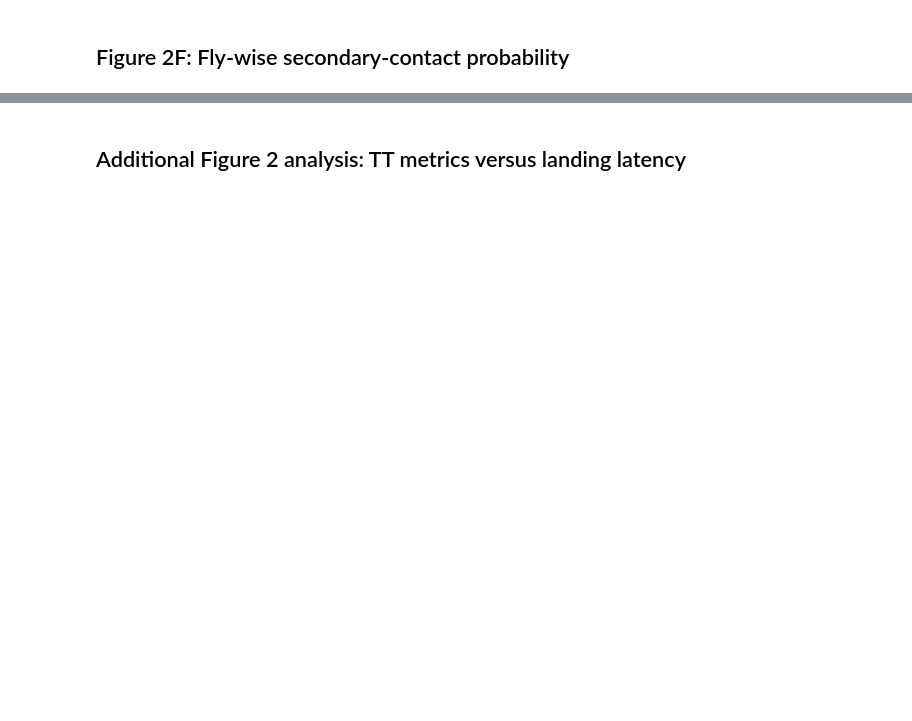
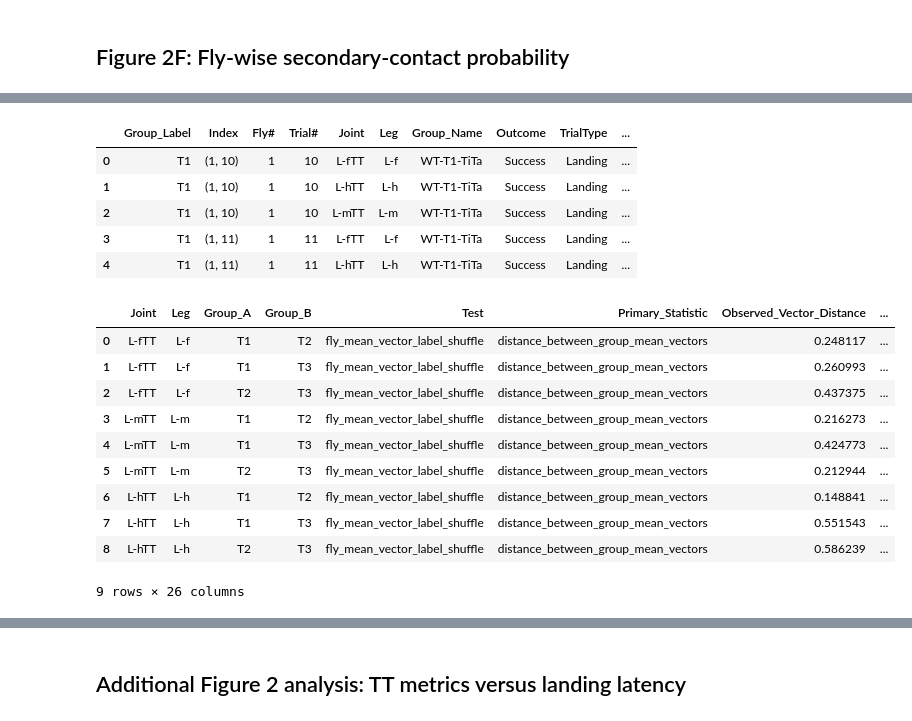
Before and after one commit to TseWeiKuo/AnalysisAndFigures, a Jupyter notebook: WT-LP_and_ConGeo.ipynb, the cells around one changed output, grey strips where cells are left out. Cells and saved outputs as stored; diff of their text form; code cells hidden in the pictures; blank space fills up the shorter version.

```diff
--- a/WT-LP_and_ConGeo.ipynb
+++ b/WT-LP_and_ConGeo.ipynb
@@ -220,15 +288,16 @@ if RUN_FIGURE_2C:
     out = output_folder("WT_Figure_2", "2C_CT_FT_angle_traces")
     pdf = out / "Figure_2C_WT_CT_FT_angle_traces.pdf"
     plotter.plot_wt_contact_group_angle_traces(
-        groups_by_column={"TiTa": wt_tita_groups, "CxTr": wt_cxtr_groups},
+        groups_by_column={"TiTa": wt_tita_groups},
         file_name=str(pdf.with_suffix("")),
         contact_leg_map={"T1": "R-f", "T2": "R-m", "T3": "R-h"},
         contact_colors={"T1": "#1f77b4", "T2": "#d62728", "T3": "#2ca02c"},
         start_s=-0.1,
-        end_s=0.71,
+        end_s=0.1,
         target_fps=250,
         trial_types=("Landing", "Flying"),
         show_sem=True,
+        **ANGLE_QC_KWARGS,
     )
     show_pdf(pdf)
 # %% [output]
@@ -297,7 +366,7 @@ RUN_FIGURE_2F = True
 
 if RUN_FIGURE_2F:
     out = output_folder("WT_Figure_2", "2F_SC_first_contact_probability")
-    pdf = out / "Figure_2F_WT_TiTa_flywise_secondary_contact_probability.pdf"
+    pdf = out / "Figure_2F_WT_TiTa_flywise_first_contact_participation_probability.pdf"
     plotter.plot_flywise_first_sc_probability_by_contact_group(
         group_infos=wt_tita_groups,
         sc_csv_paths=wt_tita_sc_paths,
@@ -393,3 +462,59 @@ if RUN_TT_PROJECTED_GEOMETRY:
 |  |
 [interactive output not drawn]
 [interactive output not drawn]
+# %%
+RUN_TT_PROJECTED_GEOMETRY_COMBINED = True
+
+if RUN_TT_PROJECTED_GEOMETRY_COMBINED:
+    out = output_folder(
+      "WT_Figure_2",
+      "TT_MOC_to_SLC_projected_geometry"
+    )
+
+    output_prefix = out / "WT_T1_T2_T3_TT_MOC_to_SLC_geometry_combined"
+
+    result = plotter.plot_TT_MOC_to_SLC_endpoint_projected_combined(
+      group_info={
+          "T1": groups["WT_T1_TTa"],
+          "T2": groups["WT_T2_TTa"],
+          "T3": groups["WT_T3_TTa"],
+      },
+      sc_csv_paths={
+          "T1": SC_DATA_DIR / "WT-T1-TiTa_LegContact.csv",
+          "T2": SC_DATA_DIR / "WT-T2-TiTa_LegContact.csv",
+          "T3": SC_DATA_DIR / "WT-T3-TiTa_LegContact.csv",
+      },
+      tt_joints=("L-fTT", "L-mTT", "L-hTT"),
+      plane_axis=("R-mBC", "L-mBC"),
+      reference_axis=("R-mBC", "R-hBC"),
+      origin_keypoint="R-mBC",
+      origin_frame="moc",
+      trial_types=("Landing", "Flying"),
+      tau=0.71,
+      axis_average_anchor="moc",
+      file_name=str(output_prefix),
+      target_fps=250,
+      trajectory_average_mode="time_normalized",
+      normalized_average_points=200,
+      trial_color="0.55",
+      trial_linewidth=0.25,
+      trial_alpha=0.7,
+      fly_linewidth=1.4,
+      fly_alpha=0.95,
+      radial_circle_diameter=3.0,
+      radial_coordinate_mode="trajectory_coordinates",
+      n_perm=N_PERM,
+      random_state=0,
+      **TT_QC_KWARGS,
+      save_csv=True,
+    )
+
+    fig, axes, point_df, trajectory_df, radial_df, radial_stats_df, skipped_df = result
+
+    display(point_df.head())
+    display(radial_df.head())
+    display(radial_stats_df)
+    display(skipped_df.head())
+
+    show_pdf(f"{output_prefix}.pdf", height=900)
+# %% [output]
@@ -395,0 +528,17 @@ if RUN_TT_PROJECTED_GEOMETRY:
+|  | Group_Label | Index | Fly# | Trial# | Joint | Leg | Group_Name | Outcome | TrialType | ... |
+| 0 | T1 | (1, 10) | 1 | 10 | L-fTT | L-f | WT-T1-TiTa | Success | Landing | ... |
+| 1 | T1 | (1, 10) | 1 | 10 | L-hTT | L-h | WT-T1-TiTa | Success | Landing | ... |
+| 2 | T1 | (1, 10) | 1 | 10 | L-mTT | L-m | WT-T1-TiTa | Success | Landing | ... |
+| 3 | T1 | (1, 11) | 1 | 11 | L-fTT | L-f | WT-T1-TiTa | Success | Landing | ... |
+| 4 | T1 | (1, 11) | 1 | 11 | L-hTT | L-h | WT-T1-TiTa | Success | Landing | ... |
+|  | Joint | Leg | Group_A | Group_B | Test | Primary_Statistic | Observed_Vector_Distance | ... |
+| 0 | L-fTT | L-f | T1 | T2 | fly_mean_vector_label_shuffle | distance_between_group_mean_vectors | 0.248117 | ... |
+| 1 | L-fTT | L-f | T1 | T3 | fly_mean_vector_label_shuffle | distance_between_group_mean_vectors | 0.260993 | ... |
+| 2 | L-fTT | L-f | T2 | T3 | fly_mean_vector_label_shuffle | distance_between_group_mean_vectors | 0.437375 | ... |
+| 3 | L-mTT | L-m | T1 | T2 | fly_mean_vector_label_shuffle | distance_between_group_mean_vectors | 0.216273 | ... |
+| 4 | L-mTT | L-m | T1 | T3 | fly_mean_vector_label_shuffle | distance_between_group_mean_vectors | 0.424773 | ... |
+| 5 | L-mTT | L-m | T2 | T3 | fly_mean_vector_label_shuffle | distance_between_group_mean_vectors | 0.212944 | ... |
+| 6 | L-hTT | L-h | T1 | T2 | fly_mean_vector_label_shuffle | distance_between_group_mean_vectors | 0.148841 | ... |
+| 7 | L-hTT | L-h | T1 | T3 | fly_mean_vector_label_shuffle | distance_between_group_mean_vectors | 0.551543 | ... |
+| 8 | L-hTT | L-h | T2 | T3 | fly_mean_vector_label_shuffle | distance_between_group_mean_vectors | 0.586239 | ... |
+9 rows × 26 columns
```
Also changed, not shown: parts of 14 cells of this notebook, 8 other files.
